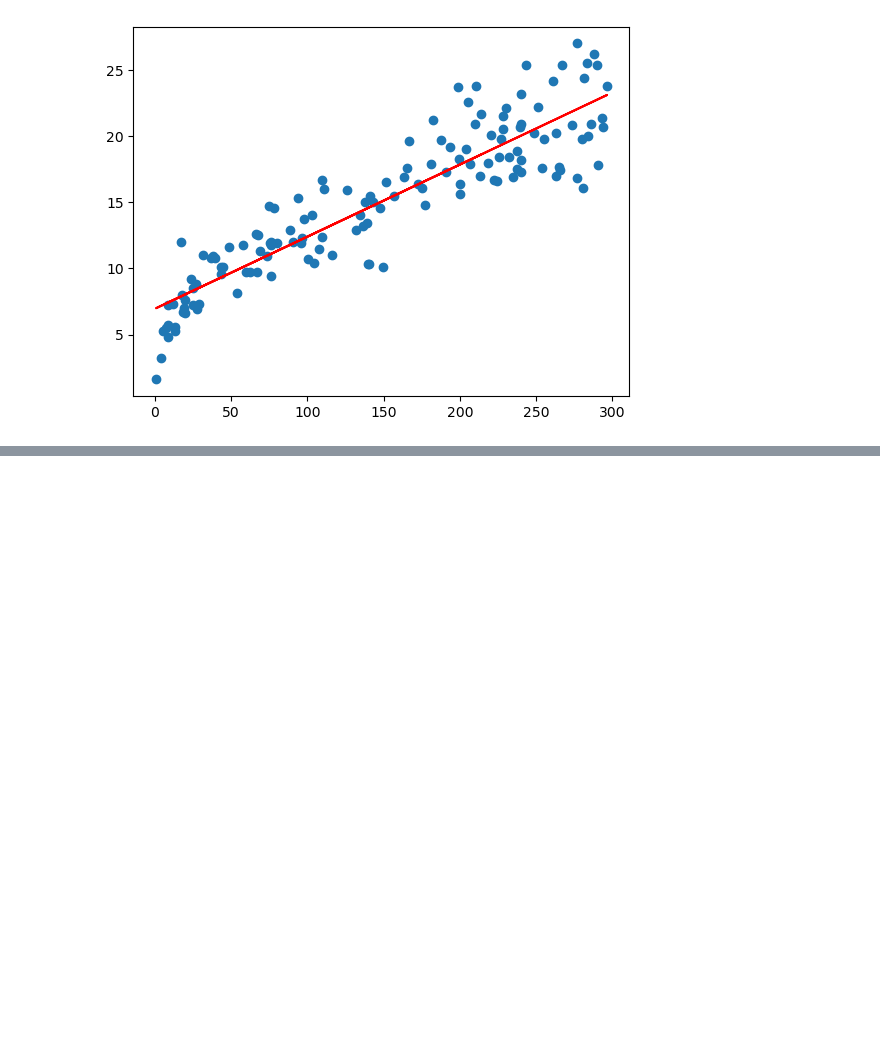
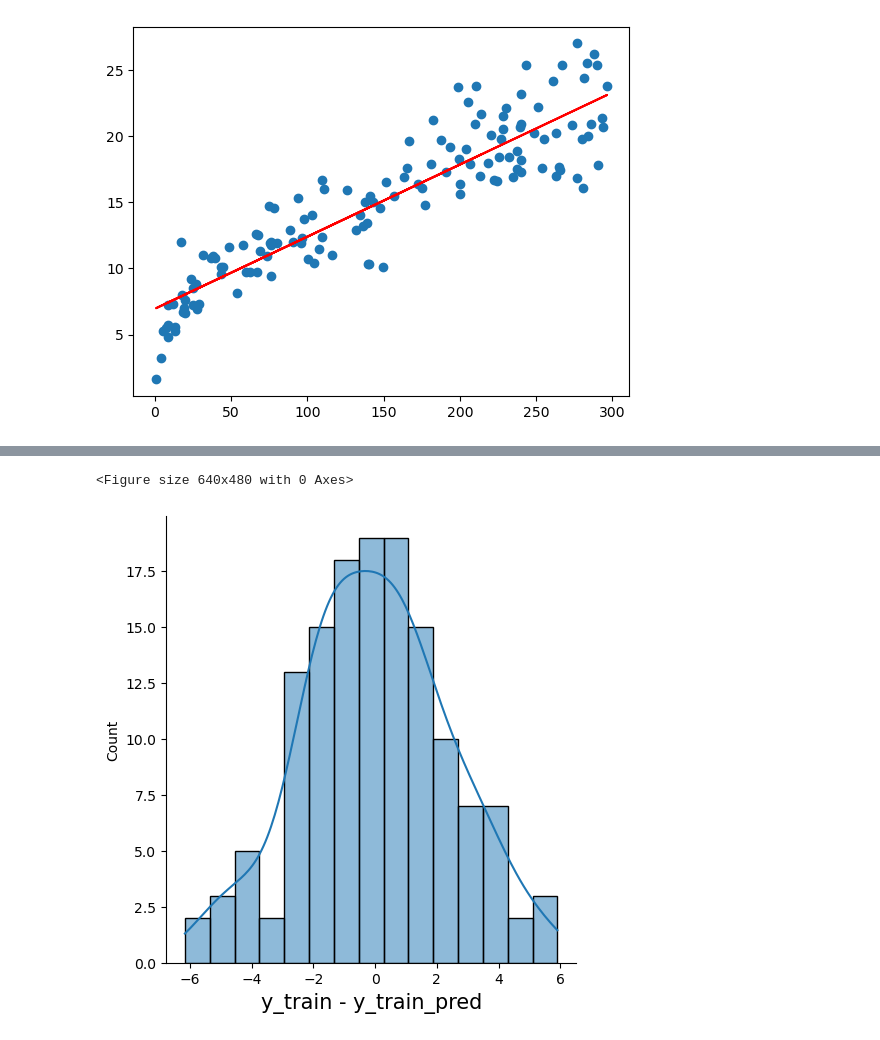
Before and after one commit to AnkitSalian/Machine_Learning_Notes, a Jupyter notebook: LinearRegression/Simple Linear Regression in Python/Linear_Regression.ipynb, the cells around one changed output, grey strips where cells are left out. Drawn from its saved outputs; the diff is of its cells as text; code cells hidden in the pictures; blank space fills up the shorter version.

```diff
--- a/LinearRegression/Simple Linear Regression in Python/Linear_Regression.ipynb
+++ b/LinearRegression/Simple Linear Regression in Python/Linear_Regression.ipynb
@@ -131,0 +143,11 @@ plt.show()
+# %%
+res = y_train - y_train_predict
+# %%
+fig = plt.figure()
+sns.displot(res, kde=True, bins=15)
+fig.suptitle('Error Terms', fontsize = 15)                  # Plot heading
+plt.xlabel('y_train - y_train_pred', fontsize = 15)         # X-label
+plt.show()
+# %% [output]
+<Figure size 640x480 with 0 Axes>
+[figure, added]
```
Also changed, not shown: parts of 20 cells of this notebook.
